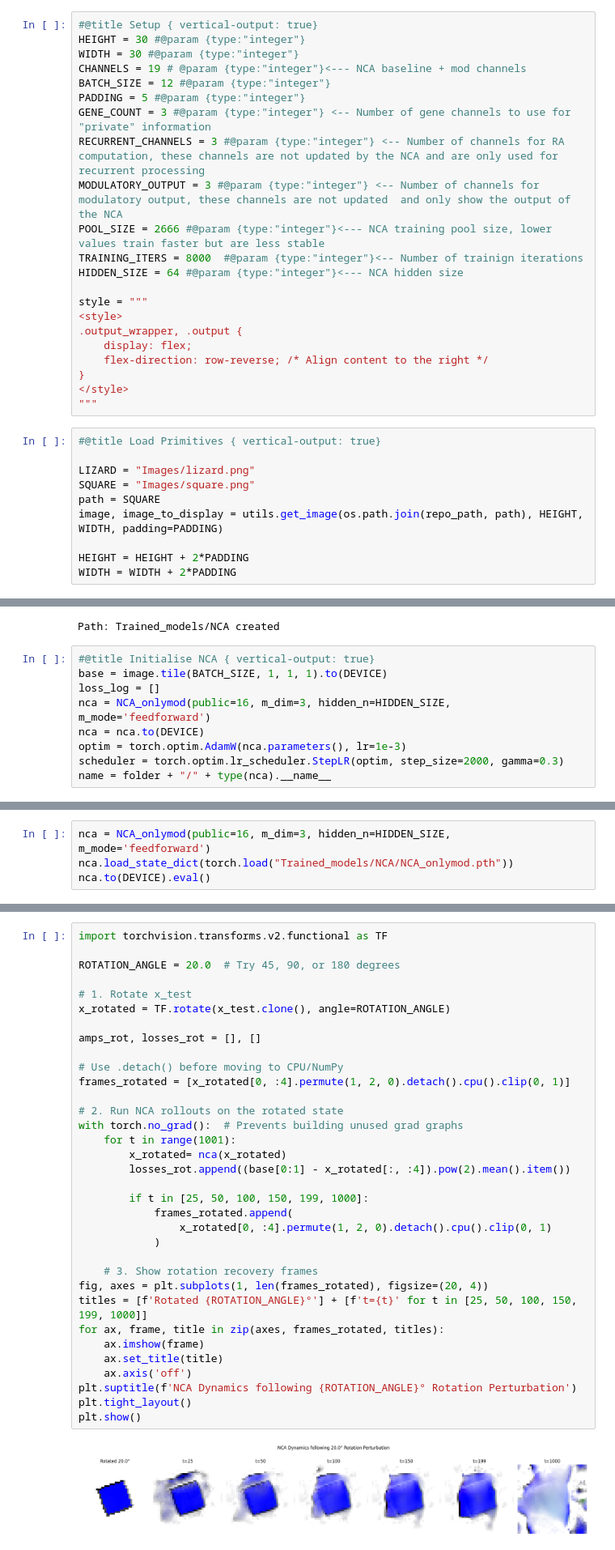
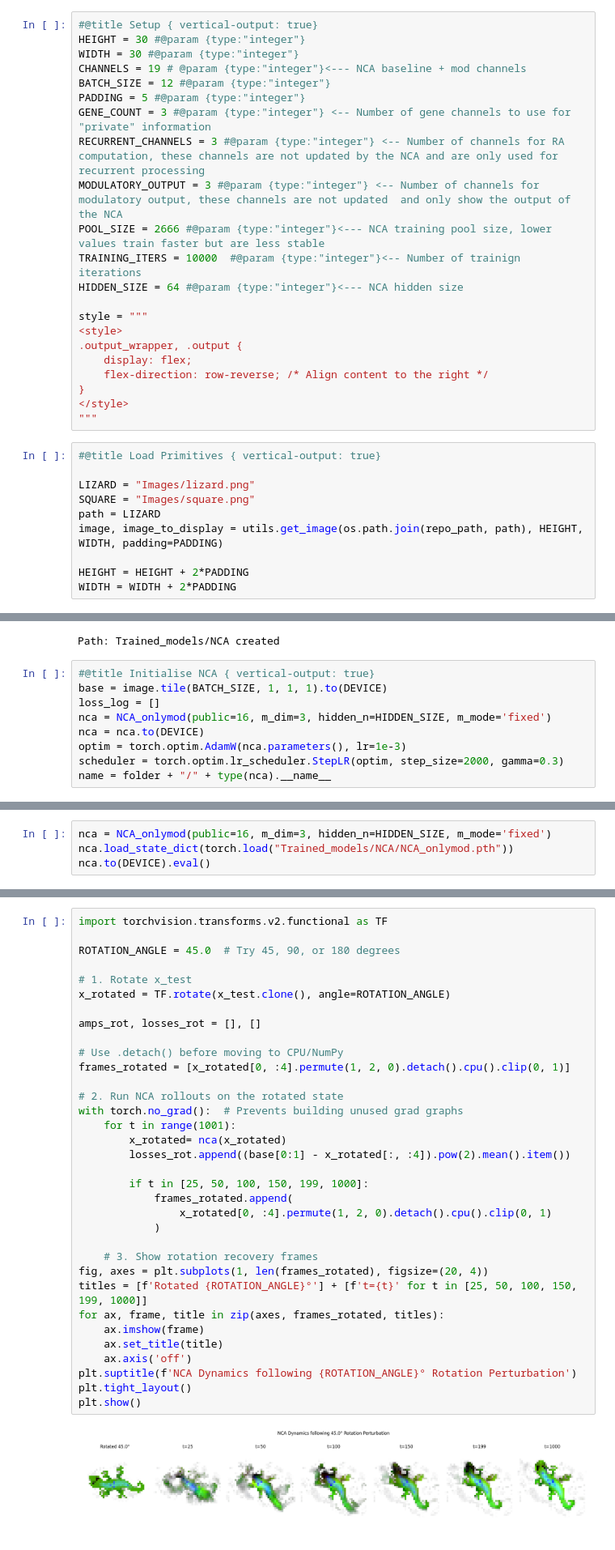
Before and after one commit to lshofsl/Thesis, a Jupyter notebook: NCA_mod.ipynb, the cells around one changed output, grey strips where cells are left out. Shown at 81% size. Drawn from its saved outputs; the diff is of its cells as text.

```diff
--- a/NCA_mod.ipynb
+++ b/NCA_mod.ipynb
@@ -62,7 +62,7 @@ GENE_COUNT = 3 #@param {type:"integer"} <-- Number of gene channels to use for "
 RECURRENT_CHANNELS = 3 #@param {type:"integer"} <-- Number of channels for RA computation, these channels are not updated by the NCA and are only used for recurrent processing
 MODULATORY_OUTPUT = 3 #@param {type:"integer"} <-- Number of channels for modulatory output, these channels are not updated  and only show the output of the NCA
 POOL_SIZE = 2666 #@param {type:"integer"}<--- NCA training pool size, lower values train faster but are less stable
-TRAINING_ITERS = 8000  #@param {type:"integer"}<-- Number of trainign iterations
+TRAINING_ITERS = 10000  #@param {type:"integer"}<-- Number of trainign iterations
 HIDDEN_SIZE = 64 #@param {type:"integer"}<--- NCA hidden size
 
 style = """
@@ -78,7 +78,7 @@ style = """
 
 LIZARD = "Images/lizard.png"
 SQUARE = "Images/square.png"
-path = SQUARE
+path = LIZARD
 image, image_to_display = utils.get_image(os.path.join(repo_path, path), HEIGHT, WIDTH, padding=PADDING)
 
 HEIGHT = HEIGHT + 2*PADDING
@@ -139,7 +139,7 @@ Path: Trained_models/NCA created
 #@title Initialise NCA { vertical-output: true}
 base = image.tile(BATCH_SIZE, 1, 1, 1).to(DEVICE)
 loss_log = []
-nca = NCA_onlymod(public=16, m_dim=3, hidden_n=HIDDEN_SIZE, m_mode='feedforward')
+nca = NCA_onlymod(public=16, m_dim=3, hidden_n=HIDDEN_SIZE, m_mode='fixed')
 nca = nca.to(DEVICE)
 optim = torch.optim.AdamW(nca.parameters(), lr=1e-3)
 scheduler = torch.optim.lr_scheduler.StepLR(optim, step_size=2000, gamma=0.3)
@@ -265,7 +265,7 @@ del nca
 del optim
 torch.cuda.empty_cache()
 # %%
-nca = NCA_onlymod(public=16, m_dim=3, hidden_n=HIDDEN_SIZE, m_mode='feedforward')
+nca = NCA_onlymod(public=16, m_dim=3, hidden_n=HIDDEN_SIZE, m_mode='fixed')
 nca.load_state_dict(torch.load("Trained_models/NCA/NCA_onlymod.pth"))
 nca.to(DEVICE).eval()
 # %% [output]
@@ -564,39 +563,39 @@ visualize_regeneration(nca, seed, base, "center_circle")
 # %%
 import torchvision.transforms.v2.functional as TF
 
-ROTATION_ANGLE = 20.0  # Try 45, 90, or 180 degrees
+ROTATION_ANGLE = 45.0  # Try 45, 90, or 180 degrees
 
 # 1. Rotate x_test
 x_rotated = TF.rotate(x_test.clone(), angle=ROTATION_ANGLE)
 
 amps_rot, losses_rot = [], []
 
 # Use .detach() before moving to CPU/NumPy
 frames_rotated = [x_rotated[0, :4].permute(1, 2, 0).detach().cpu().clip(0, 1)]
 
 # 2. Run NCA rollouts on the rotated state
 with torch.no_grad():  # Prevents building unused grad graphs
     for t in range(1001):
         x_rotated= nca(x_rotated)
         losses_rot.append((base[0:1] - x_rotated[:, :4]).pow(2).mean().item())
 
         if t in [25, 50, 100, 150, 199, 1000]:
             frames_rotated.append(
                 x_rotated[0, :4].permute(1, 2, 0).detach().cpu().clip(0, 1)
             )
 
     # 3. Show rotation recovery frames
 fig, axes = plt.subplots(1, len(frames_rotated), figsize=(20, 4))
 titles = [f'Rotated {ROTATION_ANGLE}°'] + [f't={t}' for t in [25, 50, 100, 150, 199, 1000]]
 for ax, frame, title in zip(axes, frames_rotated, titles):
     ax.imshow(frame)
     ax.set_title(title)
     ax.axis('off')
 plt.suptitle(f'NCA Dynamics following {ROTATION_ANGLE}° Rotation Perturbation')
 plt.tight_layout()
 plt.show()
 # %% [output]
-[figure, old version]
+[figure, new version]
 # %%
 del nca
 torch.cuda.empty_cache()
```
Also changed, not shown: parts of 12 cells of this notebook.
